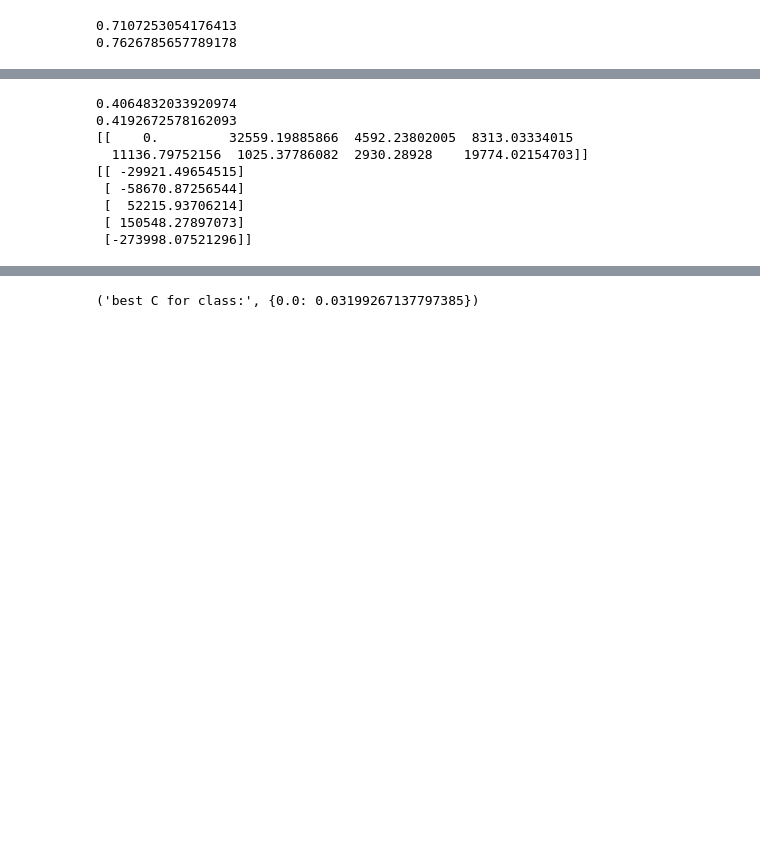
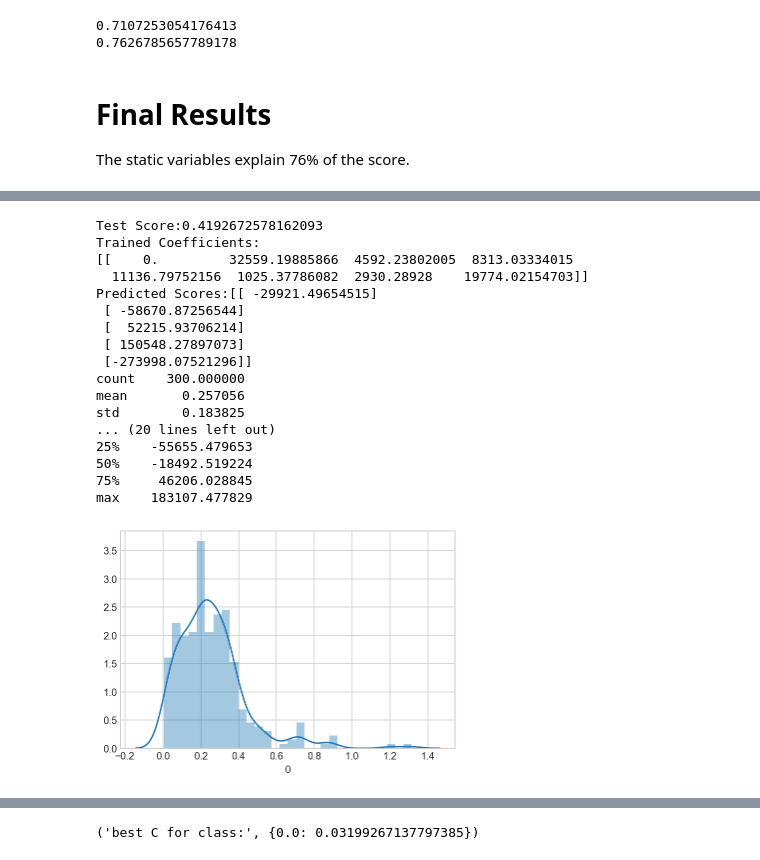
Before and after one commit to bowenlow/ga_work, a Jupyter notebook: project-three/project-03-starter.ipynb, the cells around one changed output, grey strips where cells are left out. Drawn from its saved outputs; the diff is of its cells as text; code cells hidden in the pictures; blank space fills up the shorter version.

```diff
--- a/project-three/project-03-starter.ipynb
+++ b/project-three/project-03-starter.ipynb
@@ -298,6 +298,9 @@ print(lr.score(Xn_test,yn_test))
 # %% [output]
 0.7107253054176413
 0.7626785657789178
+# %% [markdown]
+# Final Results
+The static variables explain 76% of the score.
 # %% [markdown]
 <img src="http://imgur.com/l5NasQj.png" style="float: left; margin: 25px 15px 0px 0px; height: 25px">
 
@@ -369,28 +372,43 @@ houset2_pred = houset2.join(ynr_train_pred)
 # %%
 houset2_pred['SalePriceDiff'] = houset2_pred.SalePrice - houset2_pred.SalePricePred
 
 houset2_reno = houset2_pred[reno_col + ['SalePrice','SalePricePred','SalePriceDiff']].copy().dropna()
 formula_reno = """
             SalePriceDiff ~ OverallQual + OverallCond +
            ExterQual + BsmtQual +BsmtFinType1 + HeatingQC + KitchenQual
                 """
 ynr2, Xnr2 = patsy.dmatrices(formula_reno, data=houset2_pred, return_type="dataframe")
 Xnr2_train, Xnr2_test, ynr2_train, ynr2_test = train_test_split(Xnr2,
                                                         ynr2,train_size=0.75,random_state=8)
 lr.fit(Xnr2_train, ynr2_train)
 print('Test Score:' + str(lr.score(Xnr2_test,ynr2_test)))
-print('Trained Coefficients: ' + str(lr.coef_))
-print('Predicted Scoreslr.predict(Xnr2_test.head()))
+print('Trained Coefficients: \n' + str(lr.coef_))
+print('Predicted Scores:' + str(lr.predict(Xnr2_test.head())))
+predicted_score = pd.DataFrame([s[0] for s in lr.predict(Xnr2_test)])
+predicted_percent = abs(predicted_score) / houset2_reno.SalePrice
+sns.distplot(predicted_percent[0], bins=30)
+print(predicted_percent[0].describe())
+print(abs(predicted_score).describe())
+print(predicted_score.describe())
 # %% [output]
-0.4064832033920974
-0.4192672578162093
+Test Score:0.4192672578162093
+Trained Coefficients:
 [[    0.         32559.19885866  4592.23802005  8313.03334015
   11136.79752156  1025.37786082  2930.28928    19774.02154703]]
-[[ -29921.49654515]
+Predicted Scores:[[ -29921.49654515]
  [ -58670.87256544]
  [  52215.93706214]
  [ 150548.27897073]
  [-273998.07521296]]
+count    300.000000
+mean       0.257056
+std        0.183825
+... (20 lines left out)
+25%    -55655.479653
+50%    -18492.519224
+75%     46206.028845
+max    183107.477829
+[figure, added]
 # %%
 # lets try to predict on the entire set of data
 formula_all = 'SalePrice ~ ' + ' + '.join(static_col + reno_col)
```
Also changed, not shown: parts of 16 cells of this notebook.
